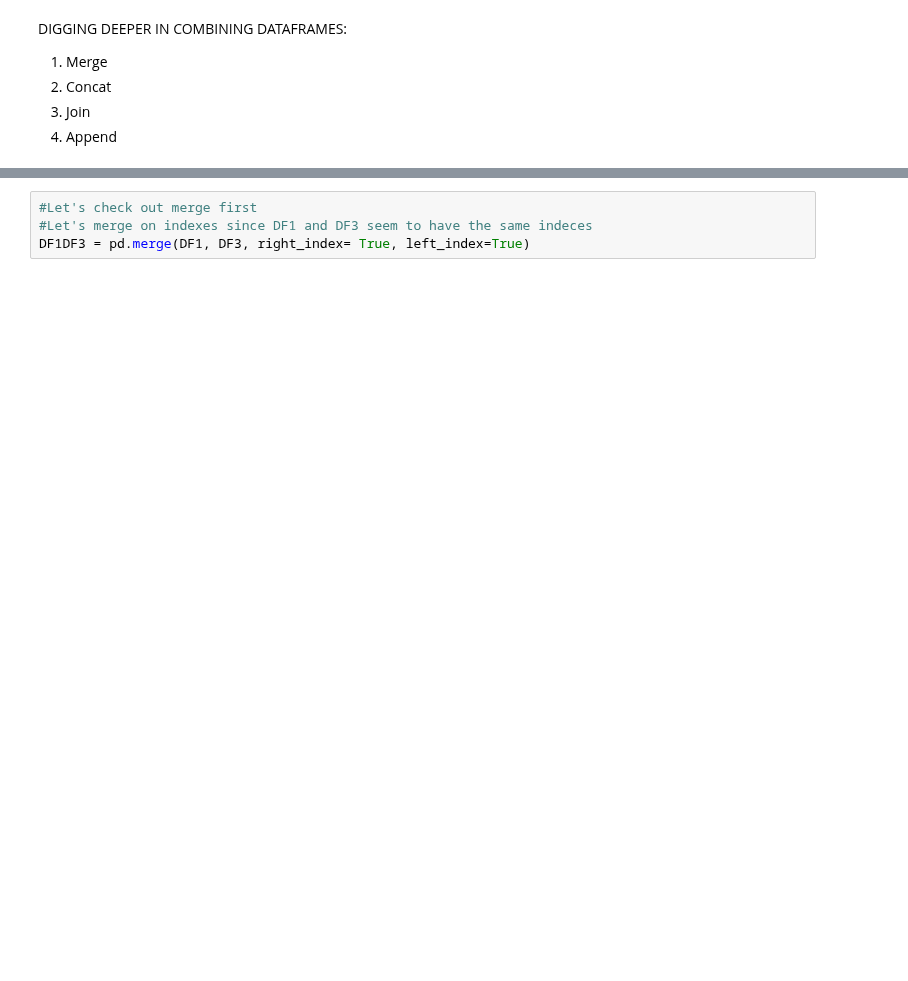
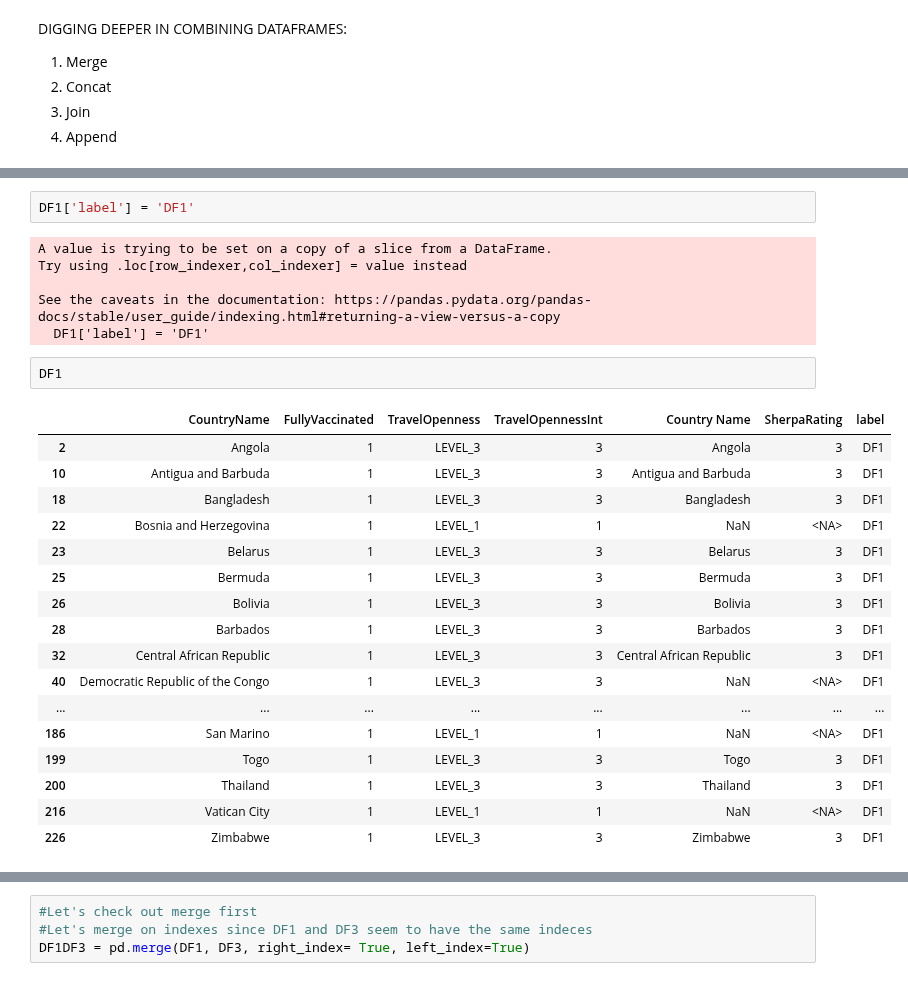
Before and after one commit to bossiilaria/Python, a Jupyter notebook: IntlExp/IntlExp.ipynb, the cells around one changed output, grey strips where cells are left out. Drawn from its saved outputs; the diff is of its cells as text; blank space fills up the shorter version.

```diff
--- a/IntlExp/IntlExp.ipynb
+++ b/IntlExp/IntlExp.ipynb
@@ -854,0 +856,28 @@ DIGGING DEEPER IN COMBINING DATAFRAMES:
+# %%
+DF1['label'] = 'DF1'
+# %% [output]
+A value is trying to be set on a copy of a slice from a DataFrame.
+Try using .loc[row_indexer,col_indexer] = value instead
+
+See the caveats in the documentation: https://pandas.pydata.org/pandas-docs/stable/user_guide/indexing.html#returning-a-view-versus-a-copy
+  DF1['label'] = 'DF1'
+# %%
+DF1
+# %% [output]
+|  | CountryName | FullyVaccinated | TravelOpenness | TravelOpennessInt | Country Name | SherpaRating | label |
+| 2 | Angola | 1 | LEVEL_3 | 3 | Angola | 3 | DF1 |
+| 10 | Antigua and Barbuda | 1 | LEVEL_3 | 3 | Antigua and Barbuda | 3 | DF1 |
+| 18 | Bangladesh | 1 | LEVEL_3 | 3 | Bangladesh | 3 | DF1 |
+| 22 | Bosnia and Herzegovina | 1 | LEVEL_1 | 1 | NaN | <NA> | DF1 |
+| 23 | Belarus | 1 | LEVEL_3 | 3 | Belarus | 3 | DF1 |
+| 25 | Bermuda | 1 | LEVEL_3 | 3 | Bermuda | 3 | DF1 |
+| 26 | Bolivia | 1 | LEVEL_3 | 3 | Bolivia | 3 | DF1 |
+| 28 | Barbados | 1 | LEVEL_3 | 3 | Barbados | 3 | DF1 |
+| 32 | Central African Republic | 1 | LEVEL_3 | 3 | Central African Republic | 3 | DF1 |
+| 40 | Democratic Republic of the Congo | 1 | LEVEL_3 | 3 | NaN | <NA> | DF1 |
+| ... | ... | ... | ... | ... | ... | ... | ... |
+| 186 | San Marino | 1 | LEVEL_1 | 1 | NaN | <NA> | DF1 |
+| 199 | Togo | 1 | LEVEL_3 | 3 | Togo | 3 | DF1 |
+| 200 | Thailand | 1 | LEVEL_3 | 3 | Thailand | 3 | DF1 |
+| 216 | Vatican City | 1 | LEVEL_1 | 1 | NaN | <NA> | DF1 |
+| 226 | Zimbabwe | 1 | LEVEL_3 | 3 | Zimbabwe | 3 | DF1 |
```
Also changed, not shown: parts of 20 cells of this notebook, 6 other files.
